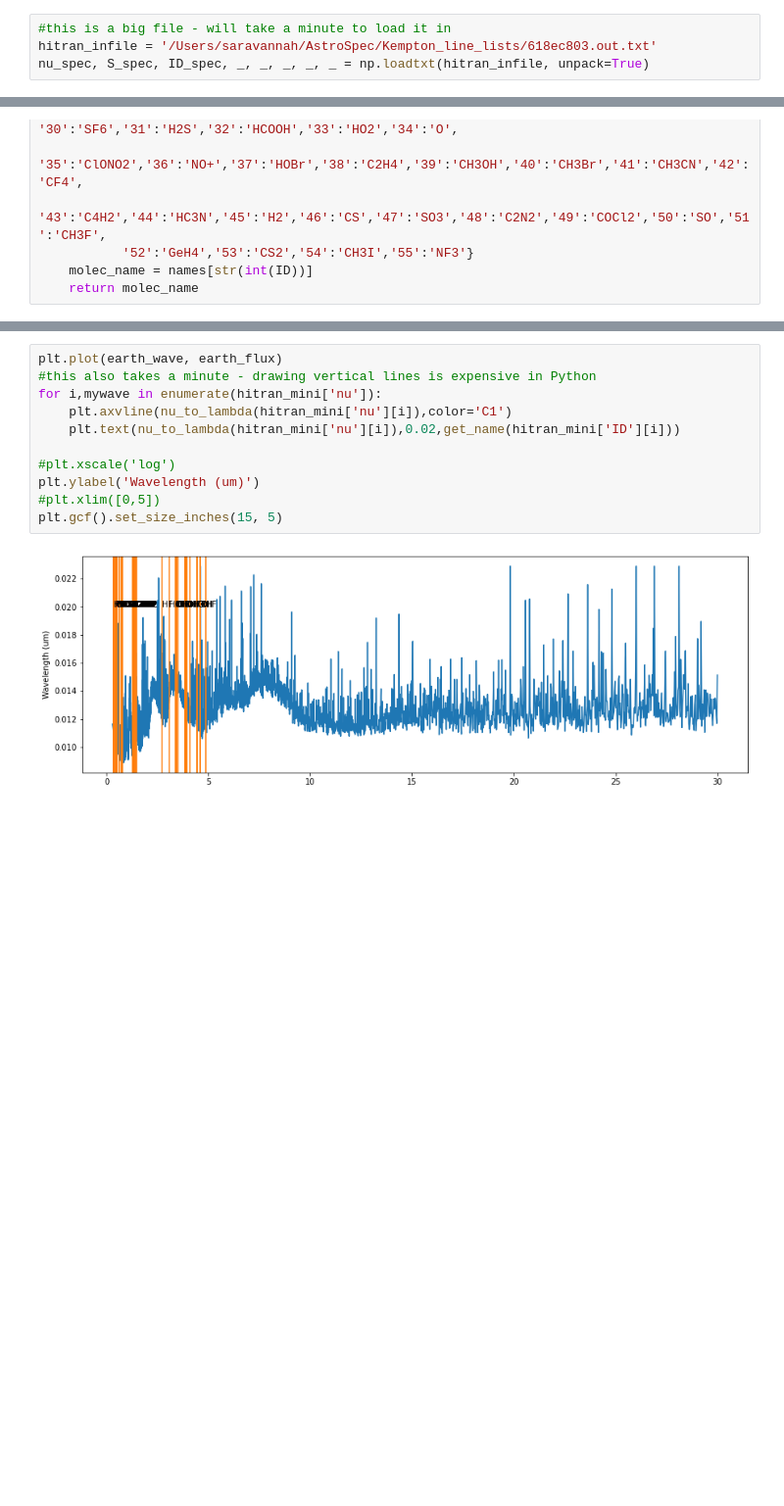
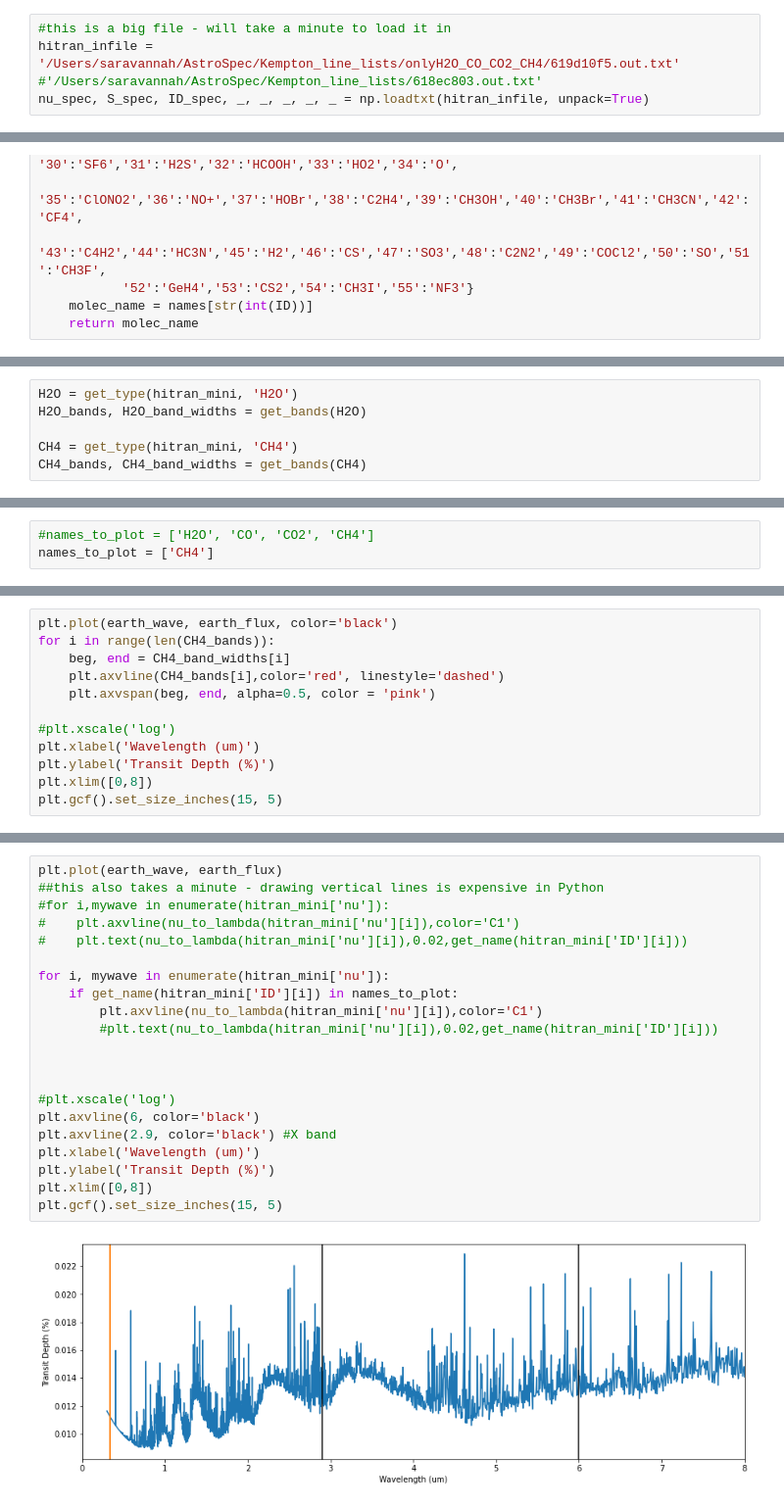
Before and after one commit to saracha413/betelgeuse, a Jupyter notebook: line_labels.ipynb, the cells around one changed output, grey strips where cells are left out. Shown at 98% size. Saved outputs shown, nothing was run; the diff lists cells and outputs as text; blank space fills up the shorter version.

```diff
--- a/line_labels.ipynb
+++ b/line_labels.ipynb
@@ -12,5 +14,5 @@ earth_wave, earth_flux = np.loadtxt(earth_infile, unpack=True, skiprows=2)
 earth_wave = earth_wave * 1e6
 # %%
 #this is a big file - will take a minute to load it in
-hitran_infile = '/Users/saravannah/AstroSpec/Kempton_line_lists/618ec803.out.txt'
+hitran_infile = '/Users/saravannah/AstroSpec/Kempton_line_lists/onlyH2O_CO_CO2_CH4/619d10f5.out.txt' #'/Users/saravannah/AstroSpec/Kempton_line_lists/618ec803.out.txt'
 nu_spec, S_spec, ID_spec, _, _, _, _, _ = np.loadtxt(hitran_infile, unpack=True)
@@ -41,0 +95,6 @@ def get_name(ID):
+# %%
+H2O = get_type(hitran_mini, 'H2O')
+H2O_bands, H2O_band_widths = get_bands(H2O)
+
+CH4 = get_type(hitran_mini, 'CH4')
+CH4_bands, CH4_band_widths = get_bands(CH4)
@@ -41,0 +119,3 @@ def get_name(ID):
+# %%
+#names_to_plot = ['H2O', 'CO', 'CO2', 'CH4']
+names_to_plot = ['CH4']
@@ -41,0 +136,12 @@ def get_name(ID):
+# %%
+plt.plot(earth_wave, earth_flux, color='black')
+for i in range(len(CH4_bands)):
+    beg, end = CH4_band_widths[i]
+    plt.axvline(CH4_bands[i],color='red', linestyle='dashed')
+    plt.axvspan(beg, end, alpha=0.5, color = 'pink')
+
+#plt.xscale('log')
+plt.xlabel('Wavelength (um)')
+plt.ylabel('Transit Depth (%)')
+plt.xlim([0,8])
+plt.gcf().set_size_inches(15, 5)
@@ -42,13 +150,23 @@ def get_name(ID):
 # %%
 plt.plot(earth_wave, earth_flux)
-#this also takes a minute - drawing vertical lines is expensive in Python
-for i,mywave in enumerate(hitran_mini['nu']):
-    plt.axvline(nu_to_lambda(hitran_mini['nu'][i]),color='C1')
-    plt.text(nu_to_lambda(hitran_mini['nu'][i]),0.02,get_name(hitran_mini['ID'][i]))
+##this also takes a minute - drawing vertical lines is expensive in Python
+#for i,mywave in enumerate(hitran_mini['nu']):
+#    plt.axvline(nu_to_lambda(hitran_mini['nu'][i]),color='C1')
+#    plt.text(nu_to_lambda(hitran_mini['nu'][i]),0.02,get_name(hitran_mini['ID'][i]))
+
+for i, mywave in enumerate(hitran_mini['nu']):
+    if get_name(hitran_mini['ID'][i]) in names_to_plot:
+        plt.axvline(nu_to_lambda(hitran_mini['nu'][i]),color='C1')
+        #plt.text(nu_to_lambda(hitran_mini['nu'][i]),0.02,get_name(hitran_mini['ID'][i]))
+
+
 
 #plt.xscale('log')
-plt.ylabel('Wavelength (um)')
-#plt.xlim([0,5])
+plt.axvline(6, color='black')
+plt.axvline(2.9, color='black') #X band
+plt.xlabel('Wavelength (um)')
+plt.ylabel('Transit Depth (%)')
+plt.xlim([0,8])
 plt.gcf().set_size_inches(15, 5)
 # %% [output]
-[figure, old version]
+[figure, new version]
```
Also changed, not shown: parts of 13 cells of this notebook.
